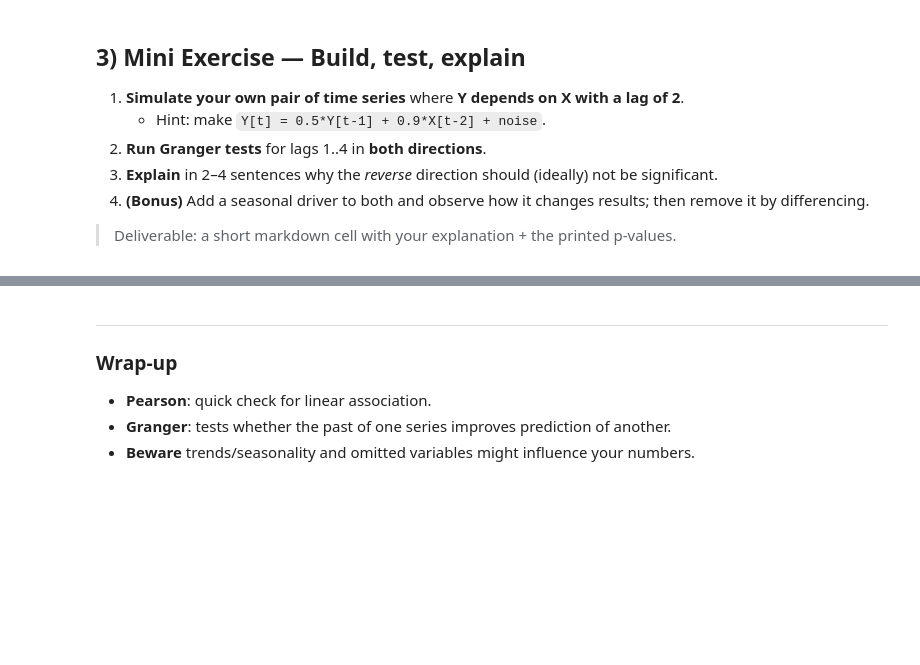
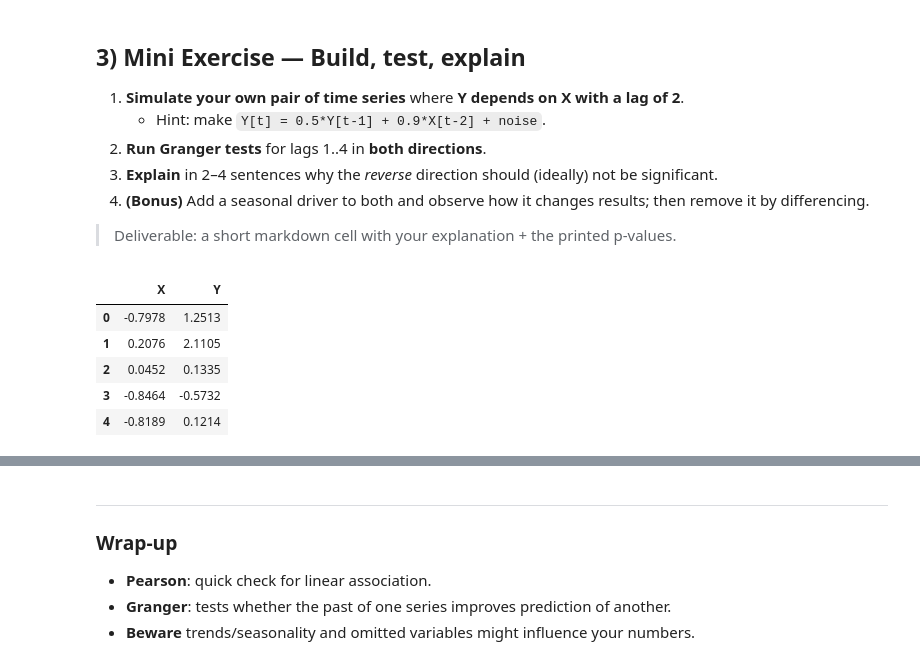
Before and after one commit to sullivankyle06/inference-and-causality-week2, a Jupyter notebook: notebooks/5_InferenceAndCausality_Week2_CorrelationVsCausation.ipynb, the cells around one changed output, grey strips where cells are left out. Cells and saved outputs as stored; diff of their text form; code cells hidden in the pictures; blank space fills up the shorter version.

```diff
--- a/notebooks/5_InferenceAndCausality_Week2_CorrelationVsCausation.ipynb
+++ b/notebooks/5_InferenceAndCausality_Week2_CorrelationVsCausation.ipynb
@@ -145,3 +170,22 @@ for lag in range(1, maxlag+1):
 4. **(Bonus)** Add a seasonal driver to both and observe how it changes results; then remove it by differencing.
 
 > Deliverable: a short markdown cell with your explanation + the printed p-values.
+# %%
+def simulate_var1(n=400, burn=50, ax=0.7, ay=0.5, b_xy=0.9, b_yx=0.0, sx=1.0, sy=1.0):
+    X = np.zeros(n + burn)
+    Y = np.zeros(n + burn)
+    for t in range(1, n + burn):
+        X[t] = ax * X[t-1] + np.random.normal(scale=sx)
+        Y[t] = ay * Y[t-1] + b_xy * X[t-2] + np.random.normal(scale=sy)
+    return X[burn:], Y[burn:]
+
+X, Y = simulate_var1()
+df = pd.DataFrame({"X": X, "Y": Y})
+df.head()
+# %% [output]
+|  | X | Y |
+| 0 | -0.7978 | 1.2513 |
+| 1 | 0.2076 | 2.1105 |
+| 2 | 0.0452 | 0.1335 |
+| 3 | -0.8464 | -0.5732 |
+| 4 | -0.8189 | 0.1214 |
```
Also changed, not shown: parts of 10 cells of this notebook.
